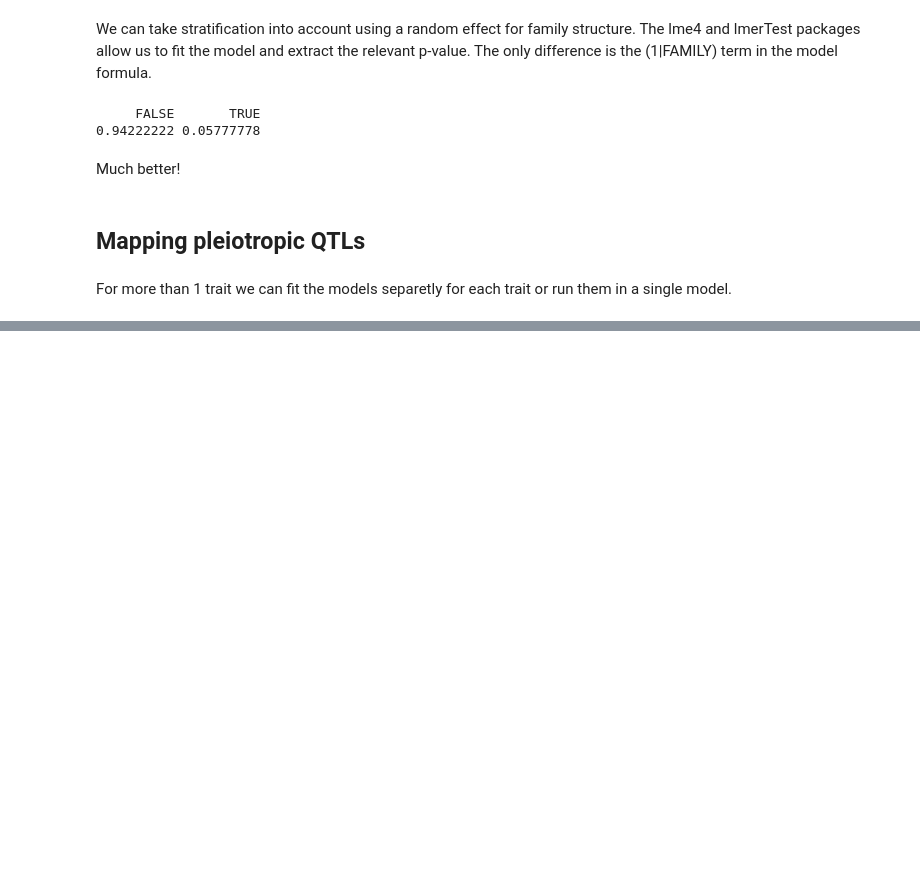
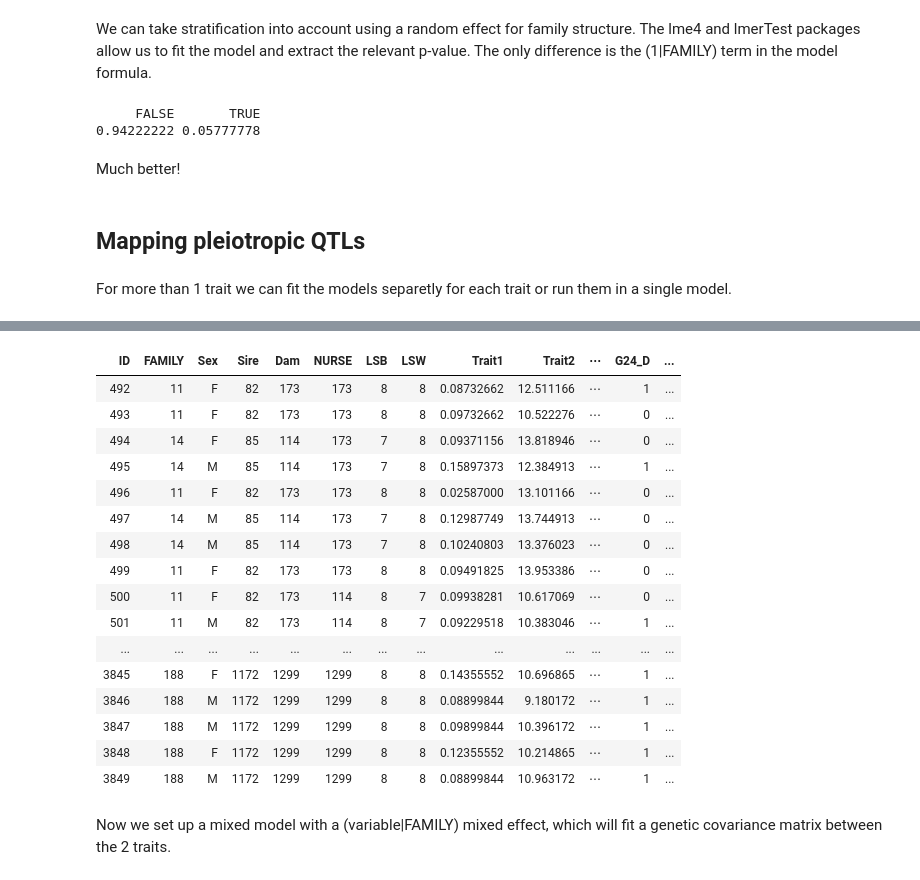
Before and after one commit to diogro/QGcourse, a Jupyter notebook: tutorials/F3 mapping tutorial.ipynb, the cells around one changed output, grey strips where cells are left out. Drawn from its saved outputs; the diff is of its cells as text; code cells hidden in the pictures; blank space fills up the shorter version.

```diff
--- a/tutorials/F3 mapping tutorial.ipynb
+++ b/tutorials/F3 mapping tutorial.ipynb
@@ -169,0 +184,23 @@ ldply(fl_marker_fits_trait3a, function(x) summary(x)$coefficients[5, 'Pr(>|t|)']
+# %%
+narrow_f3_data = gather(f3_data, variable, value, Trait2a, Trait3a)
+narrow_f3_data
+# %% [output]
+| ID | FAMILY | Sex | Sire | Dam | NURSE | LSB | LSW | Trait1 | Trait2 | ⋯ | G24_D | ... |
+| 492 | 11 | F | 82 | 173 | 173 | 8 | 8 | 0.08732662 | 12.511166 | ⋯ | 1 | ... |
+| 493 | 11 | F | 82 | 173 | 173 | 8 | 8 | 0.09732662 | 10.522276 | ⋯ | 0 | ... |
+| 494 | 14 | F | 85 | 114 | 173 | 7 | 8 | 0.09371156 | 13.818946 | ⋯ | 0 | ... |
+| 495 | 14 | M | 85 | 114 | 173 | 7 | 8 | 0.15897373 | 12.384913 | ⋯ | 1 | ... |
+| 496 | 11 | F | 82 | 173 | 173 | 8 | 8 | 0.02587000 | 13.101166 | ⋯ | 0 | ... |
+| 497 | 14 | M | 85 | 114 | 173 | 7 | 8 | 0.12987749 | 13.744913 | ⋯ | 0 | ... |
+| 498 | 14 | M | 85 | 114 | 173 | 7 | 8 | 0.10240803 | 13.376023 | ⋯ | 0 | ... |
+| 499 | 11 | F | 82 | 173 | 173 | 8 | 8 | 0.09491825 | 13.953386 | ⋯ | 0 | ... |
+| 500 | 11 | F | 82 | 173 | 114 | 8 | 7 | 0.09938281 | 10.617069 | ⋯ | 0 | ... |
+| 501 | 11 | M | 82 | 173 | 114 | 8 | 7 | 0.09229518 | 10.383046 | ⋯ | 1 | ... |
+| ... | ... | ... | ... | ... | ... | ... | ... | ... | ... | ... | ... | ... |
+| 3845 | 188 | F | 1172 | 1299 | 1299 | 8 | 8 | 0.14355552 | 10.696865 | ⋯ | 1 | ... |
+| 3846 | 188 | M | 1172 | 1299 | 1299 | 8 | 8 | 0.08899844 | 9.180172 | ⋯ | 1 | ... |
+| 3847 | 188 | M | 1172 | 1299 | 1299 | 8 | 8 | 0.09899844 | 10.396172 | ⋯ | 1 | ... |
+| 3848 | 188 | F | 1172 | 1299 | 1299 | 8 | 8 | 0.12355552 | 10.214865 | ⋯ | 1 | ... |
+| 3849 | 188 | M | 1172 | 1299 | 1299 | 8 | 8 | 0.08899844 | 10.963172 | ⋯ | 1 | ... |
+# %% [markdown]
+Now we set up a mixed model with a (variable|FAMILY) mixed effect, which will fit a genetic covariance matrix between the 2 traits.
```
Also changed, not shown: parts of 17 cells of this notebook, 1 other file.
